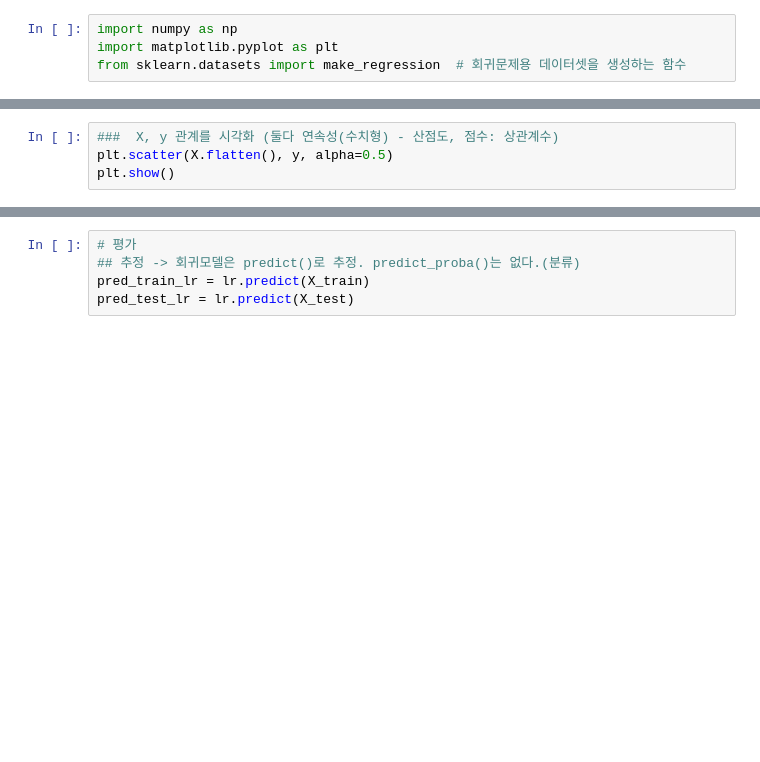
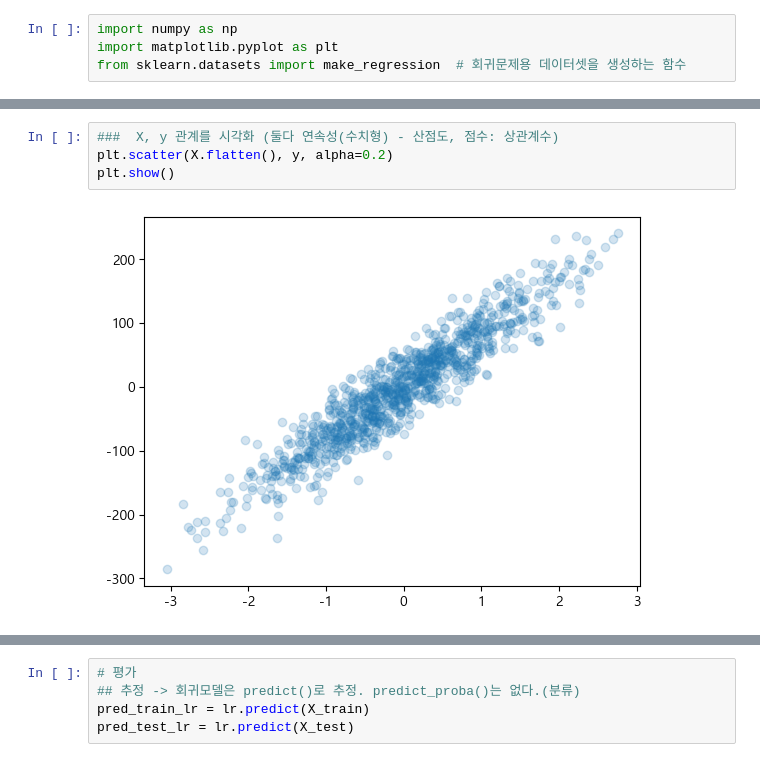
Before and after one commit to K-Hyeon2/review, a Jupyter notebook: 복습자료/06_machine_learning/05_평가지표.ipynb, the cells around one changed output, grey strips where cells are left out. Drawn from its saved outputs; the diff is of its cells as text; blank space fills up the shorter version.

```diff
--- a/복습자료/06_machine_learning/05_평가지표.ipynb
+++ b/복습자료/06_machine_learning/05_평가지표.ipynb
@@ -936,7 +1023,9 @@ y[:5]
 # %%
 ###  X, y 관계를 시각화 (둘다 연속성(수치형) - 산점도, 점수: 상관계수)
-plt.scatter(X.flatten(), y, alpha=0.5)
+plt.scatter(X.flatten(), y, alpha=0.2)
 plt.show()
+# %% [output]
+[figure, added]
 # %%
 # 상관계수  -1 ~ 1 (음수: 반비례, 양수: 비례). 1에 가까울수록 관계가 크다.
 np.corrcoef([X.flatten(), y])
```
Also changed, not shown: parts of 27 cells of this notebook, 1 other file.
